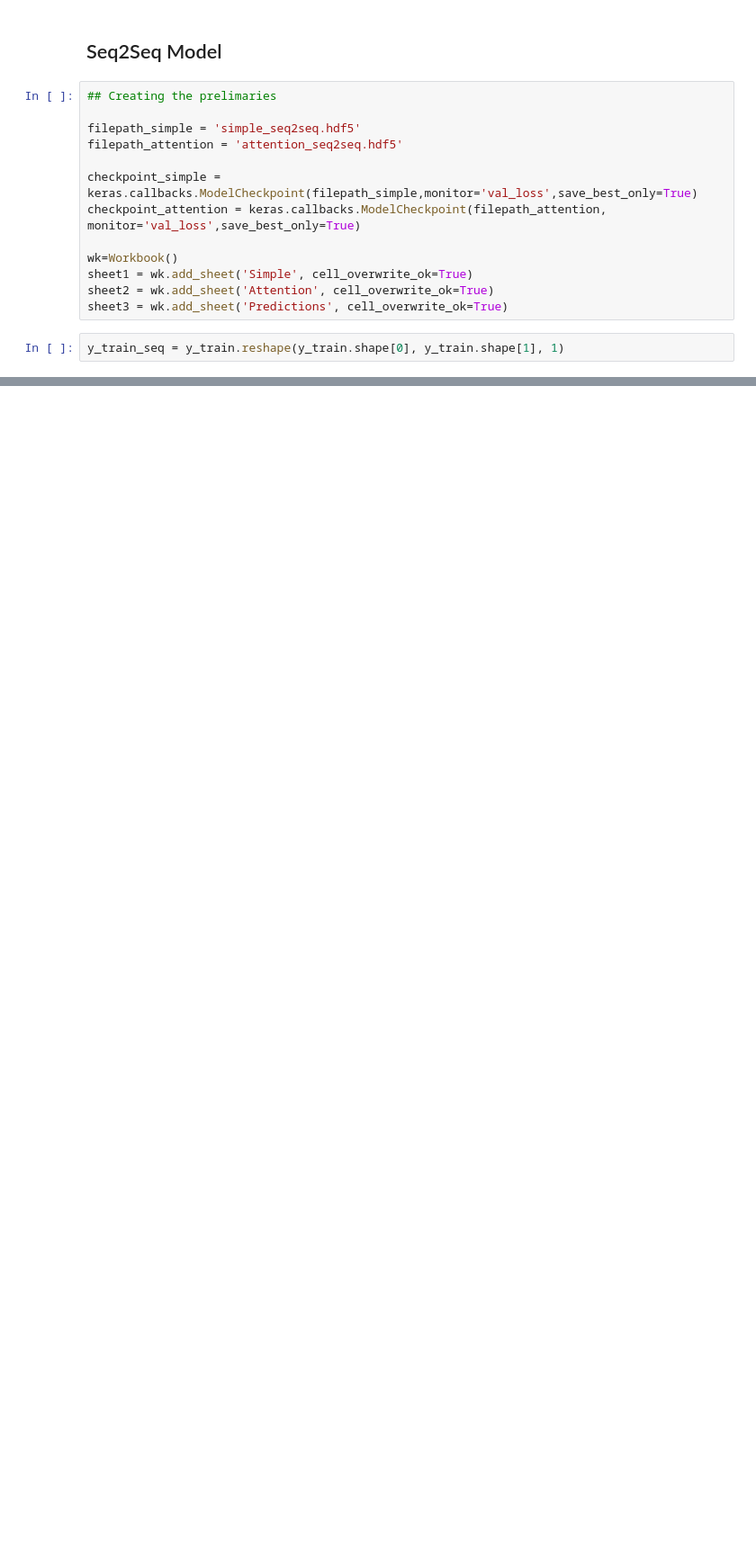
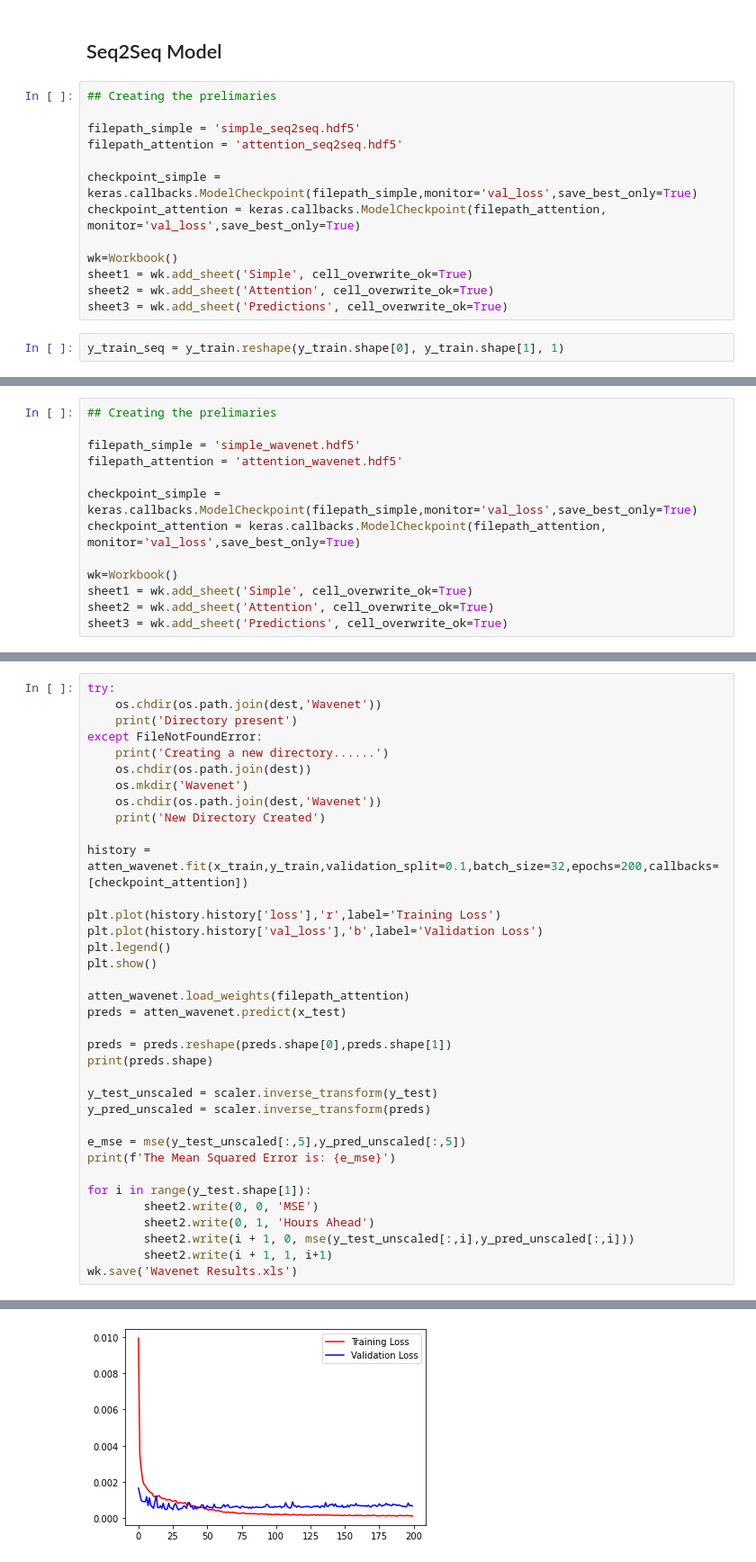
Before and after one commit to msaad1311/Pavement-Temperature-Prediction, a Jupyter notebook: Code/Pavement Temperature Prediction.ipynb, the cells around one changed output, grey strips where cells are left out. Shown: that part at 90% size. Drawn from its saved outputs; the diff is of its cells as text; blank space fills up the shorter version.

Commit message:
completed the wavenet run and also updated the dashboard

```diff
--- a/Code/Pavement Temperature Prediction.ipynb
+++ b/Code/Pavement Temperature Prediction.ipynb
@@ -767,0 +625,13 @@ Epoch 200/200
+# %%
+## Creating the prelimaries
+
+filepath_simple = 'simple_wavenet.hdf5'
+filepath_attention = 'attention_wavenet.hdf5'
+
+checkpoint_simple = keras.callbacks.ModelCheckpoint(filepath_simple,monitor='val_loss',save_best_only=True)
+checkpoint_attention = keras.callbacks.ModelCheckpoint(filepath_attention, monitor='val_loss',save_best_only=True)
+
+wk=Workbook()
+sheet1 = wk.add_sheet('Simple', cell_overwrite_ok=True)
+sheet2 = wk.add_sheet('Attention', cell_overwrite_ok=True)
+sheet3 = wk.add_sheet('Predictions', cell_overwrite_ok=True)
@@ -767,0 +767,37 @@ Epoch 200/200
+# %%
+try:
+    os.chdir(os.path.join(dest,'Wavenet'))
+    print('Directory present')
+except FileNotFoundError:
+    print('Creating a new directory......')
+    os.chdir(os.path.join(dest))
+    os.mkdir('Wavenet')
+    os.chdir(os.path.join(dest,'Wavenet'))
+    print('New Directory Created')
+
+history = atten_wavenet.fit(x_train,y_train,validation_split=0.1,batch_size=32,epochs=200,callbacks=[checkpoint_attention])
+
+plt.plot(history.history['loss'],'r',label='Training Loss')
+plt.plot(history.history['val_loss'],'b',label='Validation Loss')
+plt.legend()
+plt.show()
+
+atten_wavenet.load_weights(filepath_attention)
+preds = atten_wavenet.predict(x_test)
+
+preds = preds.reshape(preds.shape[0],preds.shape[1])
+print(preds.shape)
+
+y_test_unscaled = scaler.inverse_transform(y_test)
+y_pred_unscaled = scaler.inverse_transform(preds)
+
+e_mse = mse(y_test_unscaled[:,5],y_pred_unscaled[:,5])
+print(f'The Mean Squared Error is: {e_mse}')
+
+for i in range(y_test.shape[1]):
+        sheet2.write(0, 0, 'MSE')
+        sheet2.write(0, 1, 'Hours Ahead')
+        sheet2.write(i + 1, 0, mse(y_test_unscaled[:,i],y_pred_unscaled[:,i]))
+        sheet2.write(i + 1, 1, i+1)
+wk.save('Wavenet Results.xls')
+# %% [output]
@@ -767,0 +821 @@ Epoch 200/200
+[figure, added]
```
Also changed, not shown: parts of 16 cells of this notebook, 4 other files.
